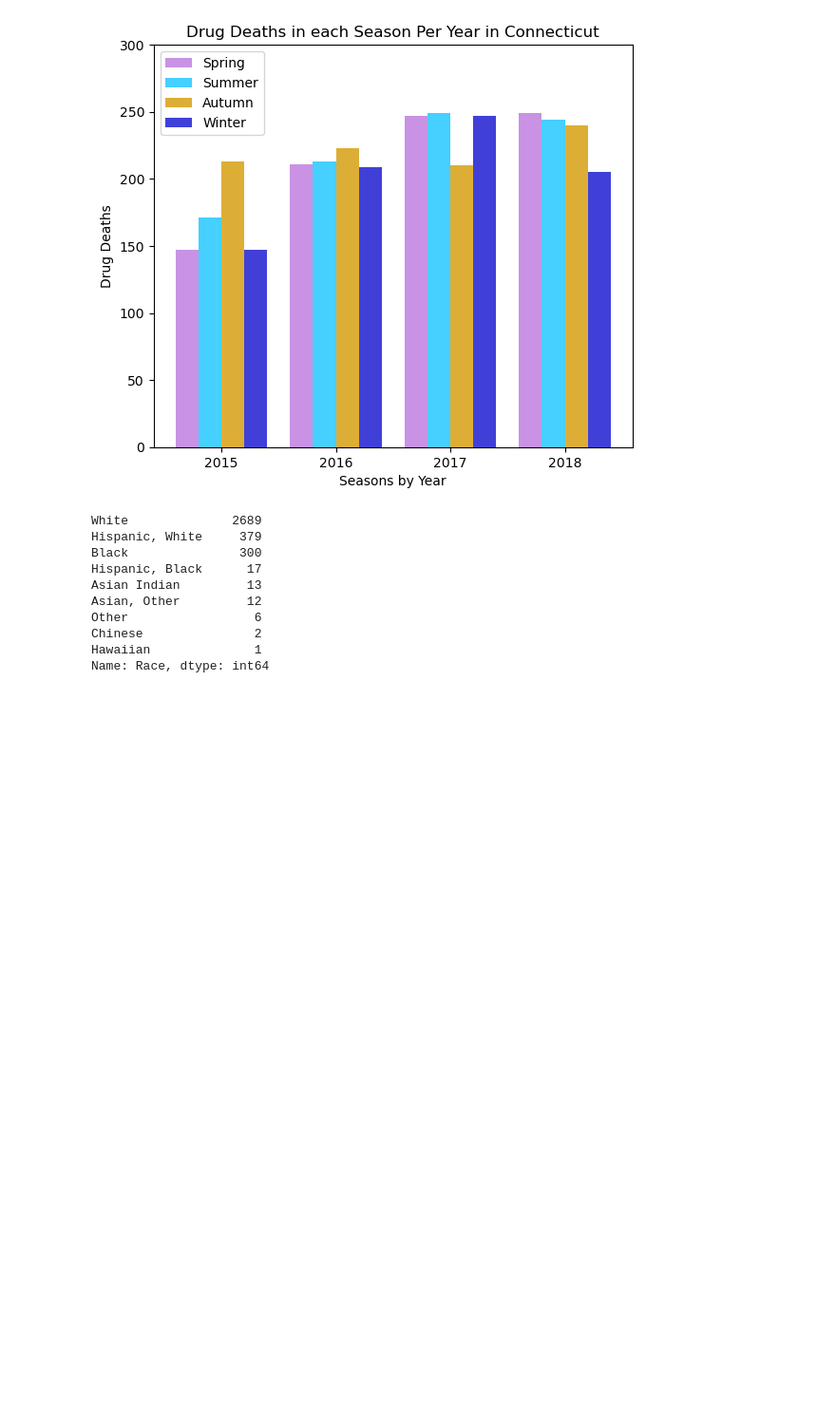
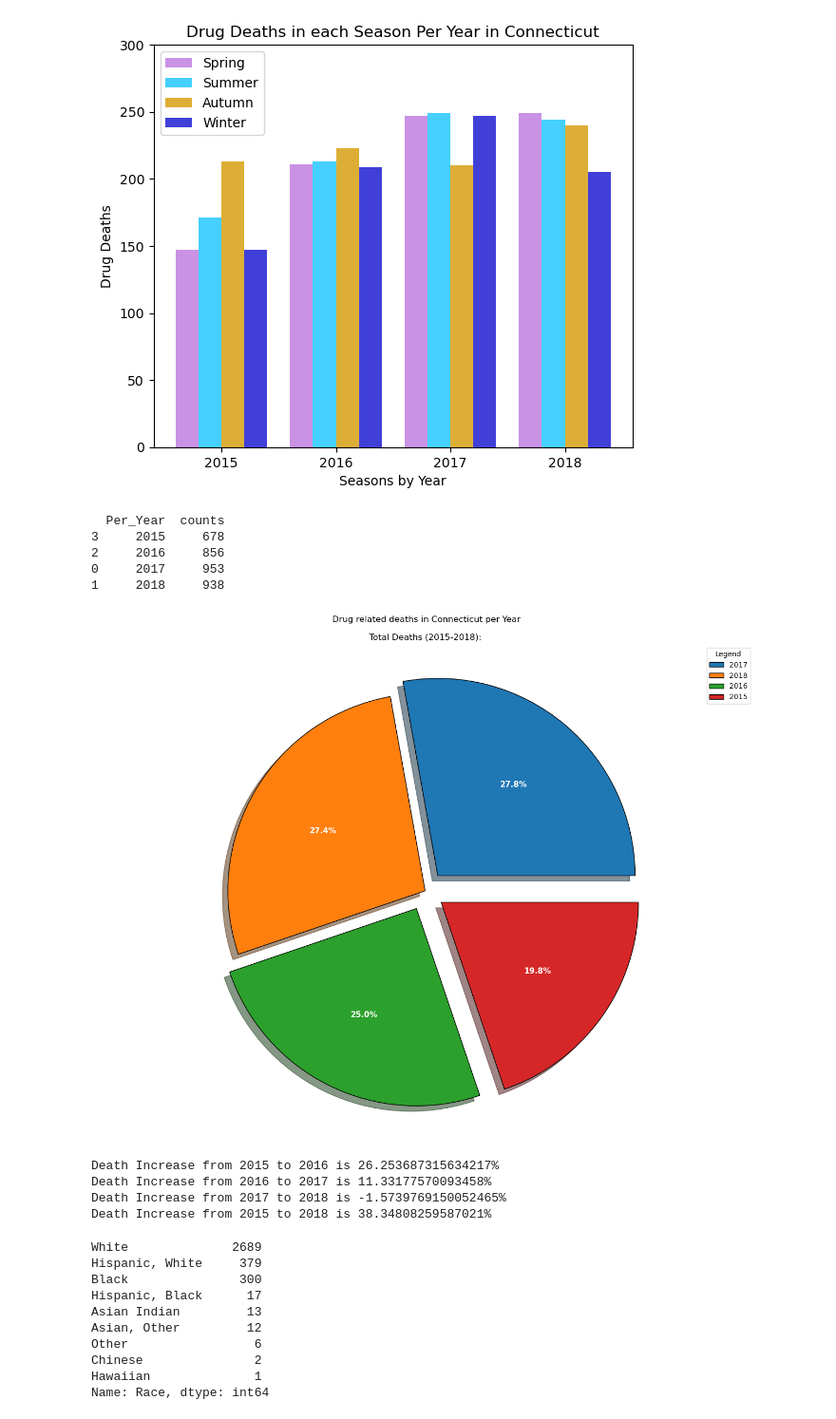
Before and after one commit to Elevate04/Team_5_Project, a Jupyter notebook: Data Cleaning/drugDataCleaning.ipynb, the cells around one changed output. Shown at 95% size. Saved outputs shown, nothing was run; the diff lists cells and outputs as text; code cells hidden in the pictures; blank space fills up the shorter version.

```diff
--- a/Data Cleaning/drugDataCleaning.ipynb
+++ b/Data Cleaning/drugDataCleaning.ipynb
@@ -268,6 +268,51 @@ plt.legend(loc="upper left")
 plt.savefig("Images/SeasonsHistogram.png")
 # %% [output]
 [figure]
+# %%
+#Create Death Per Year DF
+#Set index and rename column value
+Total_Death_perYear_DF = dateDF["Year"].value_counts().rename_axis("Per_Year").reset_index(name='counts')
+
+Total = Total_Death_perYear_DF.sort_values("Per_Year" )
+
+print(Total)
+#print (Total_Death_perYear_DF['counts']).value_counts()
+labels = Total_Death_perYear_DF.Per_Year
+values = Total_Death_perYear_DF.counts
+explode = [0.1,0,0.1,0.1,] # explode is = to the number of  index from the count of the key value
+
+#visualize the pie chart
+fig = plt.figure()
+ax =fig.add_axes([0,0,2,2])
+ax.axis('equal')
+ax.pie(values, labels = labels, autopct="%1.1f%%", explode = explode,
+       textprops={'fontsize':11, 'weight': 'bold', 'color': 'white'},
+       wedgeprops = {'edgecolor': 'black'},shadow=True)
+plt.title(f" Drug related deaths in Connecticut per Year\n\nTotal Deaths (2015-2018):")
+plt.legend(labels, title = "Legend", loc="best")
+plt.savefig("Images/racechart.png", bbox_inches = 'tight')
+plt.savefig("Images/DeathPerYearPie.png", bbox_inches = 'tight')
+plt.show()
+
+Percent_year2016 = (((Total['counts'][2]) -(Total['counts'][3]))/(Total['counts'][3]))*100
+Percent_year2017 = (((Total['counts'][0]) -(Total['counts'][2]))/(Total['counts'][2]))*100
+Percent_year2018 = (((Total['counts'][1]) -(Total['counts'][0]))/(Total['counts'][0]))*100
+Percent_year15_18 = (((Total['counts'][1]) -(Total['counts'][3]))/(Total['counts'][3]))*100
+print(f"Death Increase from 2015 to 2016 is {Percent_year2016}%")
+print(f"Death Increase from 2016 to 2017 is {Percent_year2017}%")
+print(f"Death Increase from 2017 to 2018 is {Percent_year2018}%")
+print(f"Death Increase from 2015 to 2018 is {Percent_year15_18}%")
+# %% [output]
+  Per_Year  counts
+3     2015     678
+2     2016     856
+0     2017     953
+1     2018     938
+[figure, added]
+Death Increase from 2015 to 2016 is 26.253687315634217%
+Death Increase from 2016 to 2017 is 11.33177570093458%
+Death Increase from 2017 to 2018 is -1.5739769150052465%
+Death Increase from 2015 to 2018 is 38.34808259587021%
 # %%
 #create new DF with the count of each category
 Death_by_race_count =drugLocDF["Race"].value_counts()
```
Also changed, not shown: parts of 1 cell of this notebook, 1 other file.
